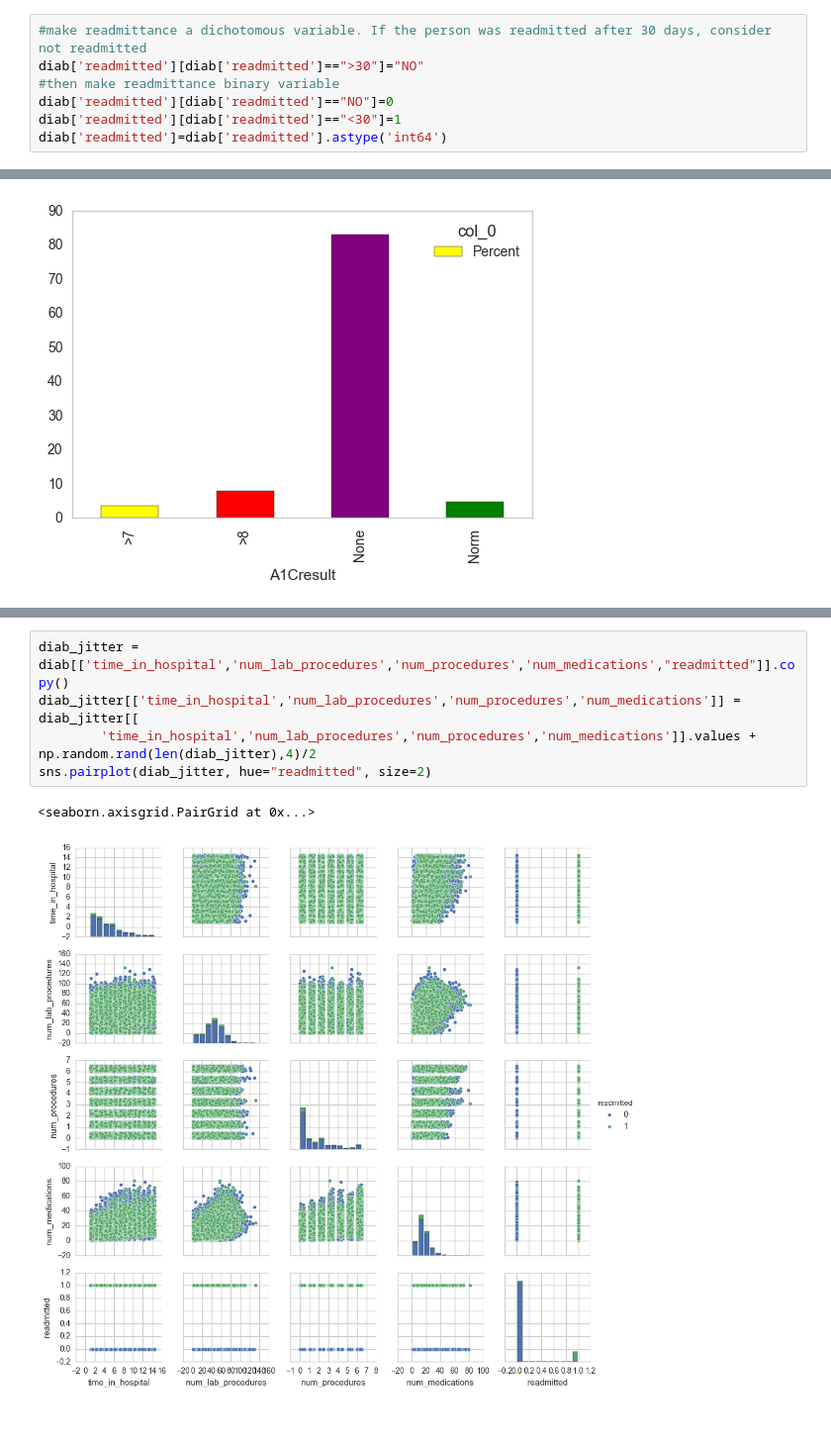
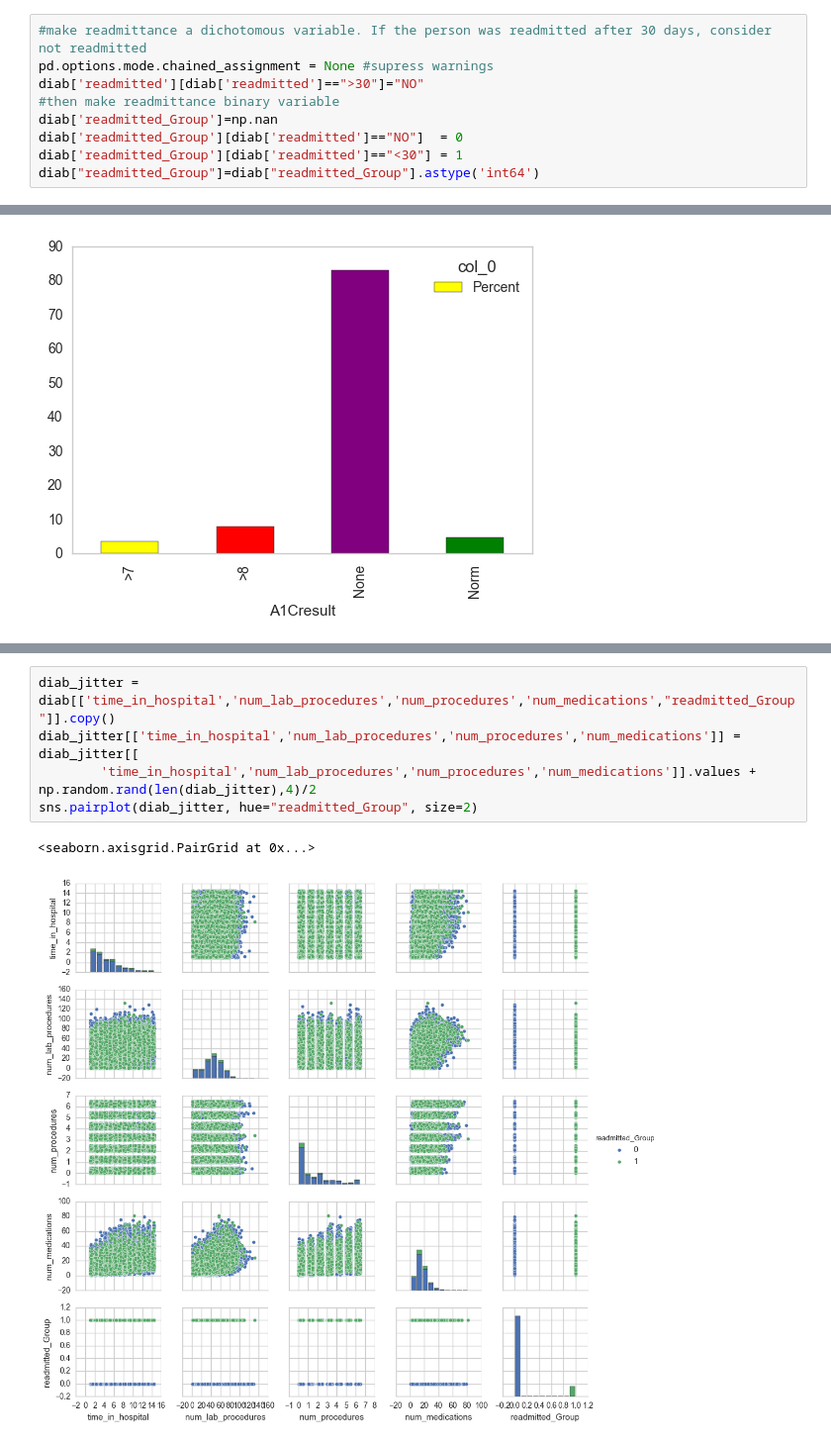
Before and after one commit to vyimSMU/Data-Mining-Team-Projects, a Jupyter notebook: VisualizationKatya.ipynb, the cells around one changed output, grey strips where cells are left out. Shown at 99% size. Saved outputs shown, nothing was run; the diff lists cells and outputs as text.

Commit message:
More Visualization

```diff
--- a/VisualizationKatya.ipynb
+++ b/VisualizationKatya.ipynb
@@ -188,8 +199,10 @@ nominal_features = ['race','gender','payer_code','medical_specialty','diag_1','d
                   ,'metformin-rosiglitazone','metformin-pioglitazone','change','diabetesMed','readmitted']
 # %%
 #make readmittance a dichotomous variable. If the person was readmitted after 30 days, consider not readmitted
+pd.options.mode.chained_assignment = None #supress warnings
 diab['readmitted'][diab['readmitted']==">30"]="NO"
 #then make readmittance binary variable
-diab['readmitted'][diab['readmitted']=="NO"]=0
-diab['readmitted'][diab['readmitted']=="<30"]=1
-diab['readmitted']=diab['readmitted'].astype('int64')
+diab['readmitted_Group']=np.nan
+diab['readmitted_Group'][diab['readmitted']=="NO"]  = 0
+diab['readmitted_Group'][diab['readmitted']=="<30"] = 1
+diab["readmitted_Group"]=diab["readmitted_Group"].astype('int64')
@@ -430,9 +432,9 @@ sns.heatmap(diab.corr(), cmap=cmap, annot=True, vmax=.5, center=0,
 # %%
-diab_jitter = diab[['time_in_hospital','num_lab_procedures','num_procedures','num_medications',"readmitted"]].copy()
+diab_jitter = diab[['time_in_hospital','num_lab_procedures','num_procedures','num_medications',"readmitted_Group"]].copy()
 diab_jitter[['time_in_hospital','num_lab_procedures','num_procedures','num_medications']] = diab_jitter[[
         'time_in_hospital','num_lab_procedures','num_procedures','num_medications']].values + np.random.rand(len(diab_jitter),4)/2
-sns.pairplot(diab_jitter, hue="readmitted", size=2)
+sns.pairplot(diab_jitter, hue="readmitted_Group", size=2)
 # %% [output]
 <seaborn.axisgrid.PairGrid at 0x...>
-[figure, old version]
+[figure, new version]
 # %%
```
Also changed, not shown: parts of 19 cells of this notebook.
